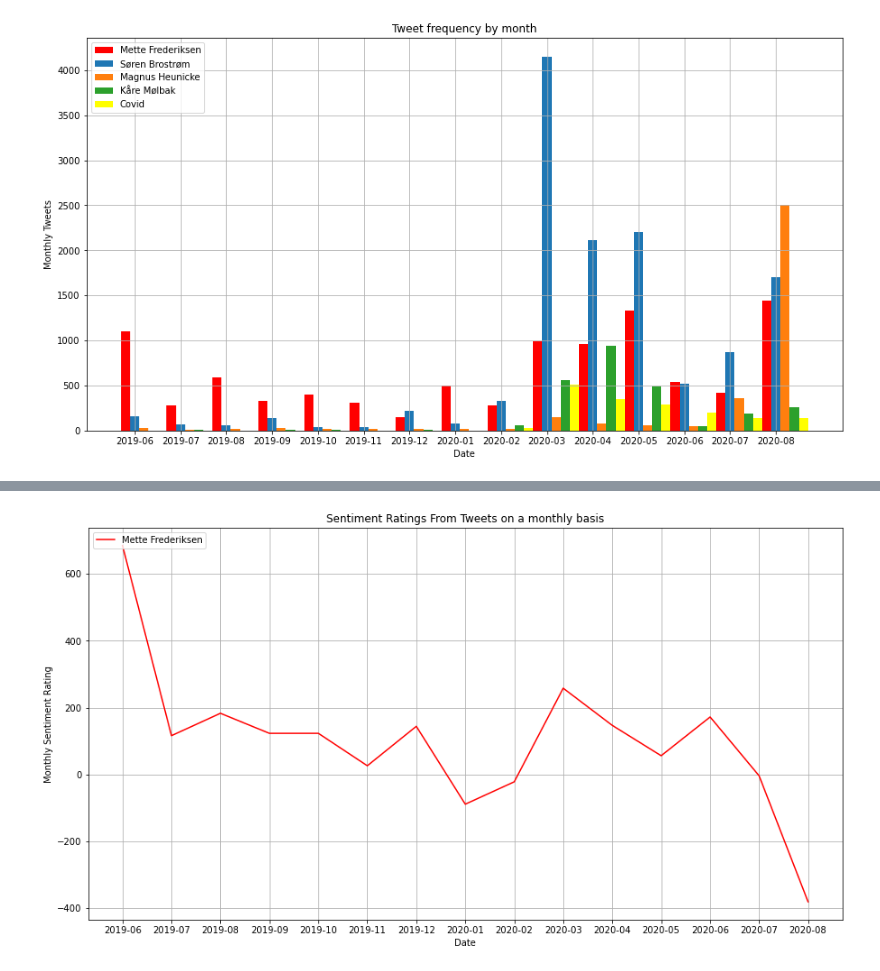
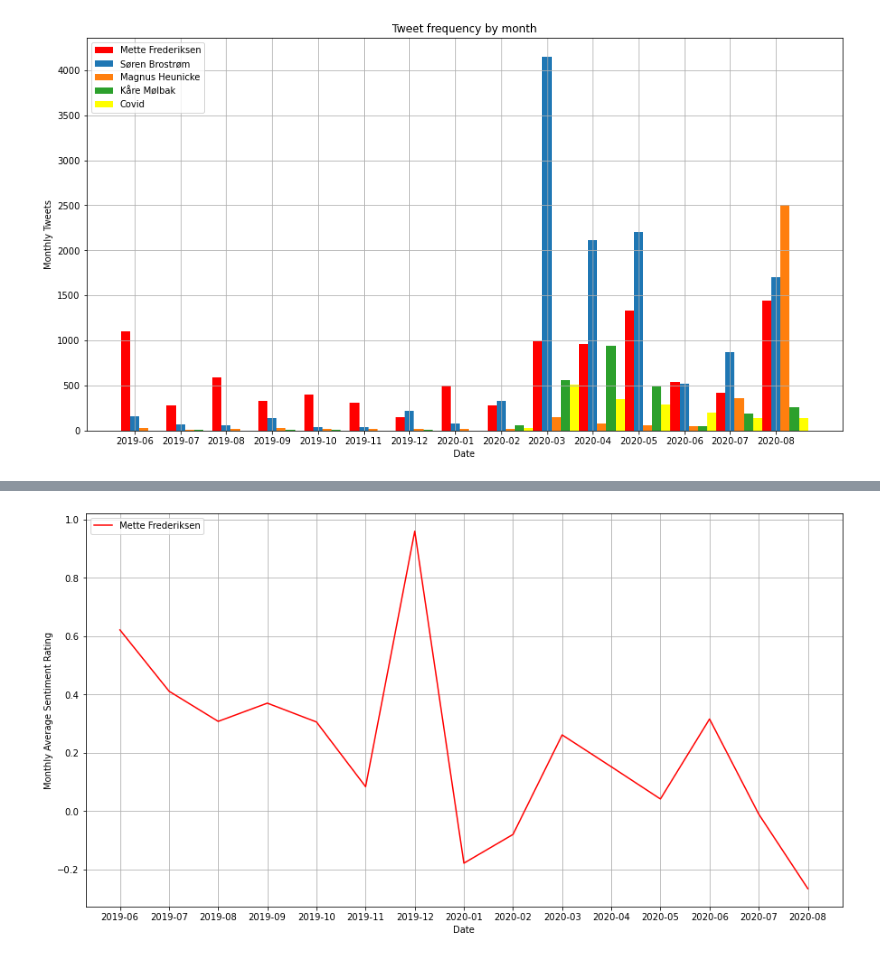
Before and after one commit to Gustavduus/Group-59, a Jupyter notebook: Twitter_scrape.ipynb, the cells around one changed output, grey strips where cells are left out. Drawn from its saved outputs; the diff is of its cells as text; code cells hidden in the pictures.

```diff
--- a/Twitter_scrape.ipynb
+++ b/Twitter_scrape.ipynb
@@ -260,17 +246,17 @@ plt.savefig('sentiment_all.png')
 # %%
 fig = plt.figure(figsize = (15,8))
 ax = fig.add_subplot(1,1,1)
 
 #Plotting the data from 2013M01 to 2020M02 and assigning them labels
-ax.plot(twitter_lists.loc[twitter_lists['key'] == 'mette'].groupby('year_month')['afinn'].sum(), color = 'red', label = 'Mette Frederiksen')
+ax.plot(twitter_lists.loc[twitter_lists['key'] == 'mette'].groupby('year_month')['afinn'].mean(), color = 'red', label = 'Mette Frederiksen')
 
 ax.set_xlabel('Date')
-ax.set_ylabel('Monthly Sentiment Rating')
-ax.set_title('Sentiment Ratings From Tweets on a monthly basis')
+ax.set_ylabel('Monthly Average Sentiment Rating')
+#ax.set_title('Sentiment Ratings From Tweets on a monthly basis')
 ax.grid(True)
 ax.legend(loc = 'upper left', frameon = True)
 
 #Saves the figure as a png
 plt.savefig('sentiment_Mette.png')
 # %% [output]
-[figure, old version]
+[figure, new version]
```
Also changed, not shown: parts of 3 cells of this notebook.
